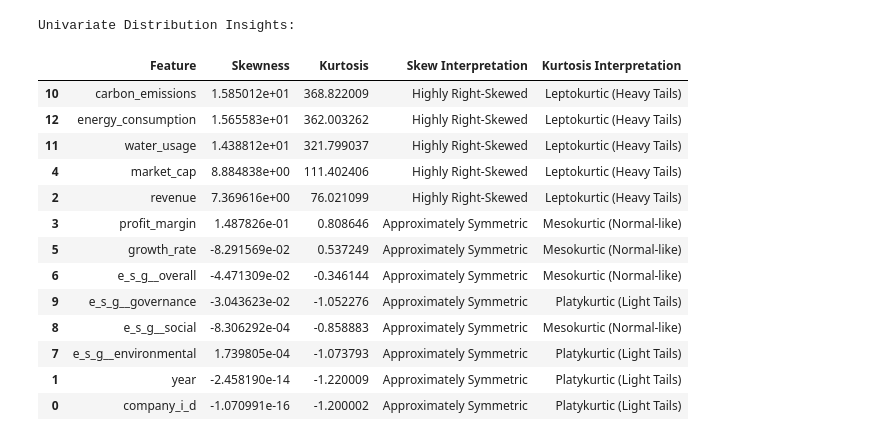
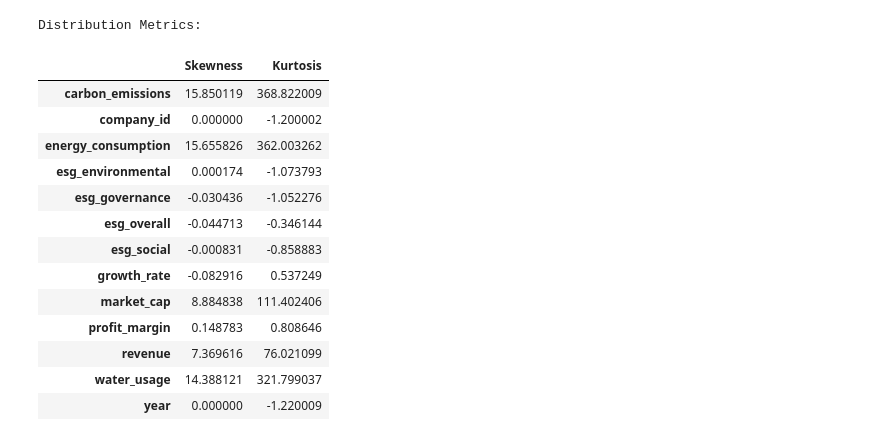
Before and after one commit to KuhuVyas/ESG-Financial-Metrics-Analysis-, a Jupyter notebook: 02_eda.ipynb, the cells around one changed output. Cells and saved outputs as stored; diff of their text form; code cells hidden in the pictures.

```diff
--- a/02_eda.ipynb
+++ b/02_eda.ipynb
@@ -130,51 +74,28 @@ plt.show()
 # %%
-# TODO: Generate human-readable insights from skewness
+skewness = df[num_cols].skew().sort_values(ascending=False)
+kurtosis = df[num_cols].kurtosis().sort_values(ascending=False)
 
-def interpret_skew(val):
-    if val > 1:
-        return "Highly Right-Skewed"
-    elif val > 0.5:
-        return "Moderately Right-Skewed"
-    elif val < -1:
-        return "Highly Left-Skewed"
-    elif val < -0.5:
-        return "Moderately Left-Skewed"
-    else:
-        return "Approximately Symmetric"
-
-def interpret_kurt(val):
-    if val > 3:
-        return "Leptokurtic (Heavy Tails)"
-    elif val < -1:
-        return "Platykurtic (Light Tails)"
-    else:
-        return "Mesokurtic (Normal-like)"
-
-insights = pd.DataFrame({
-    "Feature": num_cols,
-    "Skewness": df[num_cols].skew().values,
-    "Kurtosis": df[num_cols].kurtosis().values
+dist_stats = pd.DataFrame({
+    "Skewness": skewness,
+    "Kurtosis": kurtosis
 })
 
-insights["Skew Interpretation"] = insights["Skewness"].apply(interpret_skew)
-insights["Kurtosis Interpretation"] = insights["Kurtosis"].apply(interpret_kurt)
-
-print("Univariate Distribution Insights:")
-display(insights.sort_values(by="Skewness", key=abs, ascending=False))
+print("Distribution Metrics:")
+display(dist_stats)
 # %% [output]
-Univariate Distribution Insights:
+Distribution Metrics:
-|  | Feature | Skewness | Kurtosis | Skew Interpretation | Kurtosis Interpretation |
-| 10 | carbon_emissions | 1.585012e+01 | 368.822009 | Highly Right-Skewed | Leptokurtic (Heavy Tails) |
-| 12 | energy_consumption | 1.565583e+01 | 362.003262 | Highly Right-Skewed | Leptokurtic (Heavy Tails) |
-| 11 | water_usage | 1.438812e+01 | 321.799037 | Highly Right-Skewed | Leptokurtic (Heavy Tails) |
-| 4 | market_cap | 8.884838e+00 | 111.402406 | Highly Right-Skewed | Leptokurtic (Heavy Tails) |
-| 2 | revenue | 7.369616e+00 | 76.021099 | Highly Right-Skewed | Leptokurtic (Heavy Tails) |
-| 3 | profit_margin | 1.487826e-01 | 0.808646 | Approximately Symmetric | Mesokurtic (Normal-like) |
-| 5 | growth_rate | -8.291569e-02 | 0.537249 | Approximately Symmetric | Mesokurtic (Normal-like) |
-| 6 | e_s_g__overall | -4.471309e-02 | -0.346144 | Approximately Symmetric | Mesokurtic (Normal-like) |
-| 9 | e_s_g__governance | -3.043623e-02 | -1.052276 | Approximately Symmetric | Platykurtic (Light Tails) |
-| 8 | e_s_g__social | -8.306292e-04 | -0.858883 | Approximately Symmetric | Mesokurtic (Normal-like) |
-| 7 | e_s_g__environmental | 1.739805e-04 | -1.073793 | Approximately Symmetric | Platykurtic (Light Tails) |
-| 1 | year | -2.458190e-14 | -1.220009 | Approximately Symmetric | Platykurtic (Light Tails) |
-| 0 | company_i_d | -1.070991e-16 | -1.200002 | Approximately Symmetric | Platykurtic (Light Tails) |
+|  | Skewness | Kurtosis |
+| carbon_emissions | 15.850119 | 368.822009 |
+| company_id | 0.000000 | -1.200002 |
+| energy_consumption | 15.655826 | 362.003262 |
+| esg_environmental | 0.000174 | -1.073793 |
+| esg_governance | -0.030436 | -1.052276 |
+| esg_overall | -0.044713 | -0.346144 |
+| esg_social | -0.000831 | -0.858883 |
+| growth_rate | -0.082916 | 0.537249 |
+| market_cap | 8.884838 | 111.402406 |
+| profit_margin | 0.148783 | 0.808646 |
+| revenue | 7.369616 | 76.021099 |
+| water_usage | 14.388121 | 321.799037 |
+| year | 0.000000 | -1.220009 |
 # %%
```
Also changed, not shown: parts of 14 cells of this notebook.
